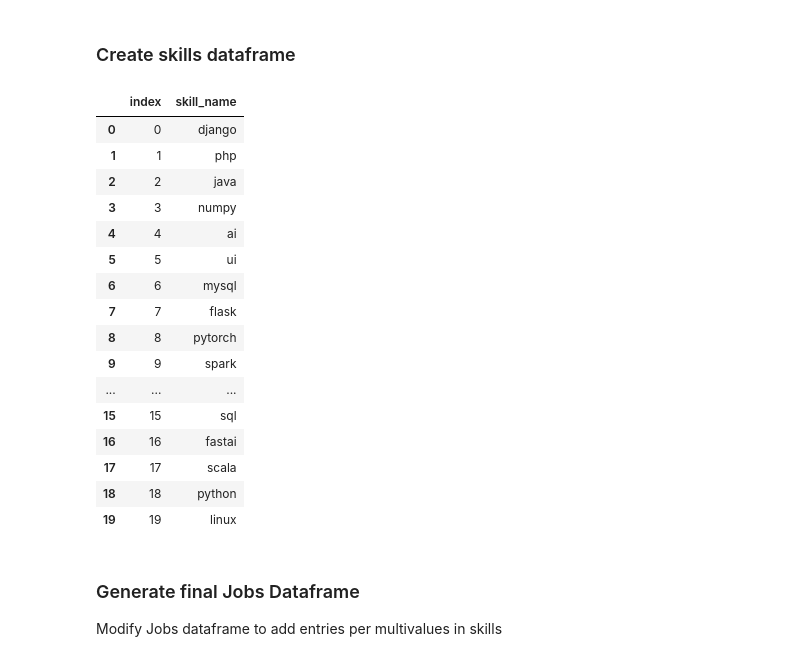
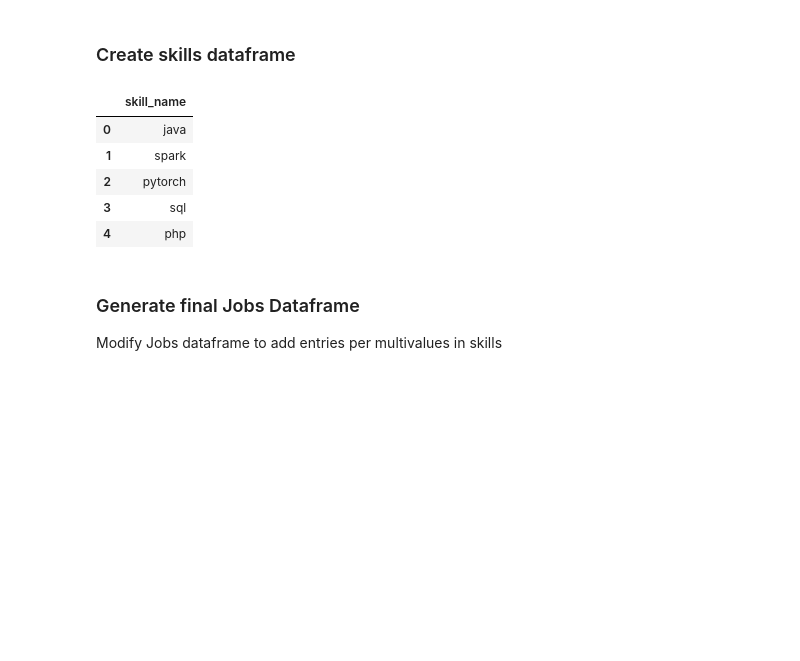
Before and after one commit to anibahs/MakeMyCareer, a Jupyter notebook: FinalProject/Scripts/DataExtraction.ipynb, the cells around one changed output. Cells and saved outputs as stored; diff of their text form; code cells hidden in the pictures; blank space fills up the shorter version.

```diff
--- a/FinalProject/Scripts/DataExtraction.ipynb
+++ b/FinalProject/Scripts/DataExtraction.ipynb
@@ -146,7 +160,7 @@ def textCleaning(df):
 # %% [markdown]
 ### Read data from csv file
 # %%
-job_df = pd.read_csv('jobs_data.csv' , keep_default_na=False)
+job_df = pd.read_csv('C:\MIS_NEU\Assignments\DMDD\MakeMyCareer\Assignment4\jobs_data.csv' , keep_default_na=False)
 job_df.drop(columns = job_df.columns[0], axis = 1, inplace= True)
 job_df = job_df.dropna(how='all')
 
@@ -159,6 +173,6 @@ other_stop_words = ['junior', 'senior','experience','etc','job','work','company'
                     'developer','product','revenue','strong']
 
 job_df['description'] = job_df['description'].apply(lambda x: " ".join(x for x in x.split() if x not in other_stop_words))
-job_df
+job_df.head()
 # %% [output]
 |  | job_title | industry | company | description | job_locality | job_region | skills | job_post_expiry | ... |
@@ -282,29 +270,18 @@ locality_df
 # %%
 list_of_skills = [item for sublist in list(output['technical_skills']) for item in sublist]
 
 unique_skills = set(list_of_skills)
 skills_df = pd.DataFrame(list(unique_skills),
                        columns=["skill_name"])
-
 skills_df.reset_index()
+skills_df.head()
 # %% [output]
-|  | index | skill_name |
-| 0 | 0 | django |
-| 1 | 1 | php |
-| 2 | 2 | java |
-| 3 | 3 | numpy |
-| 4 | 4 | ai |
-| 5 | 5 | ui |
-| 6 | 6 | mysql |
-| 7 | 7 | flask |
-| 8 | 8 | pytorch |
-| 9 | 9 | spark |
-| ... | ... | ... |
-| 15 | 15 | sql |
-| 16 | 16 | fastai |
-| 17 | 17 | scala |
-| 18 | 18 | python |
-| 19 | 19 | linux |
+|  | skill_name |
+| 0 | java |
+| 1 | spark |
+| 2 | pytorch |
+| 3 | sql |
+| 4 | php |
 # %% [markdown]
 ### Generate final Jobs Dataframe
 
```
Also changed, not shown: parts of 43 cells of this notebook, 1 other file.
